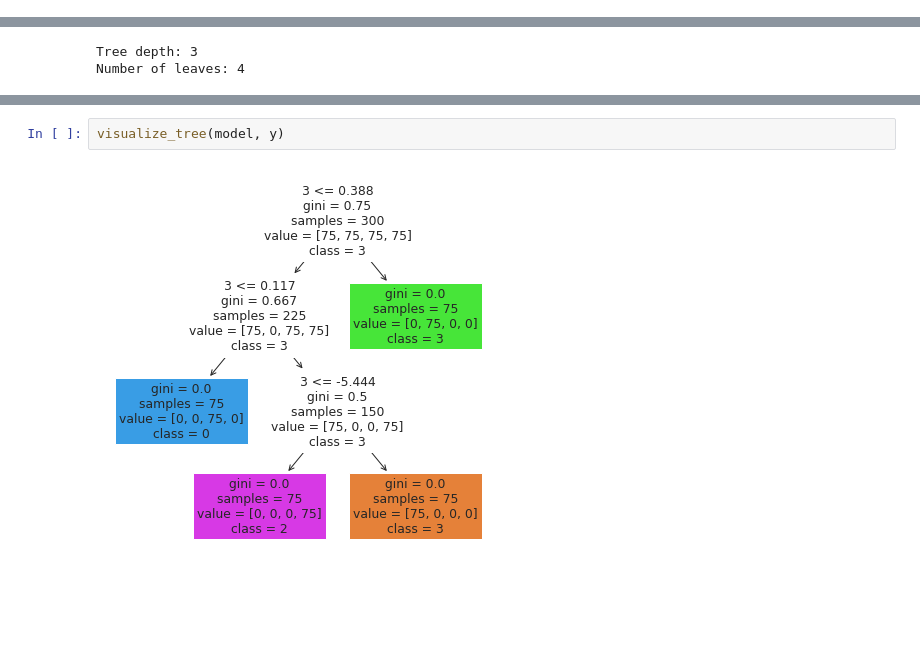
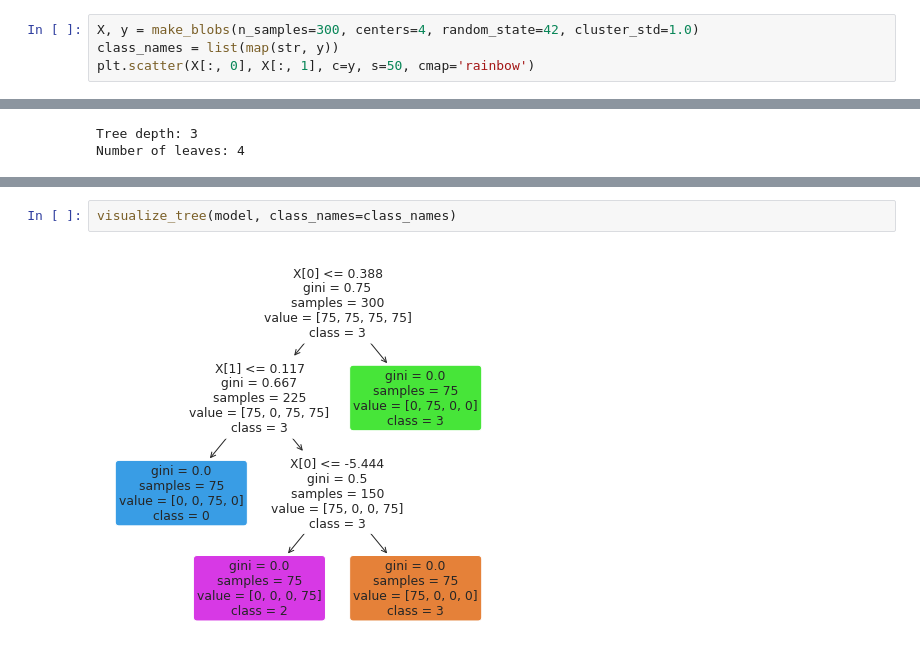
Before and after one commit to miguelgfierro/ai_projects, a Jupyter notebook: Grandient_Boosting_Decision_Trees/GBDT.ipynb, the cells around one changed output, grey strips where cells are left out. Cells and saved outputs as stored; diff of their text form; blank space fills up the shorter version.

```diff
--- a/Grandient_Boosting_Decision_Trees/GBDT.ipynb
+++ b/Grandient_Boosting_Decision_Trees/GBDT.ipynb
@@ -33,2 +27,6 @@ plt.scatter(X[:, 0], X[:, 1], c=y, s=50, cmap='rainbow')
 # %% [markdown]
 ## Decision Trees
+# %%
+X, y = make_blobs(n_samples=300, centers=4, random_state=42, cluster_std=1.0)
+class_names = list(map(str, y))
+plt.scatter(X[:, 0], X[:, 1], c=y, s=50, cmap='rainbow')
@@ -82,4 +83,4 @@ visualize_classifier(model, X, y)
 # %%
-visualize_tree(model, y)
+visualize_tree(model, class_names=class_names)
 # %% [output]
-[figure, old version]
+[figure, new version]
```
Also changed, not shown: parts of 7 cells of this notebook, 1 other file.
